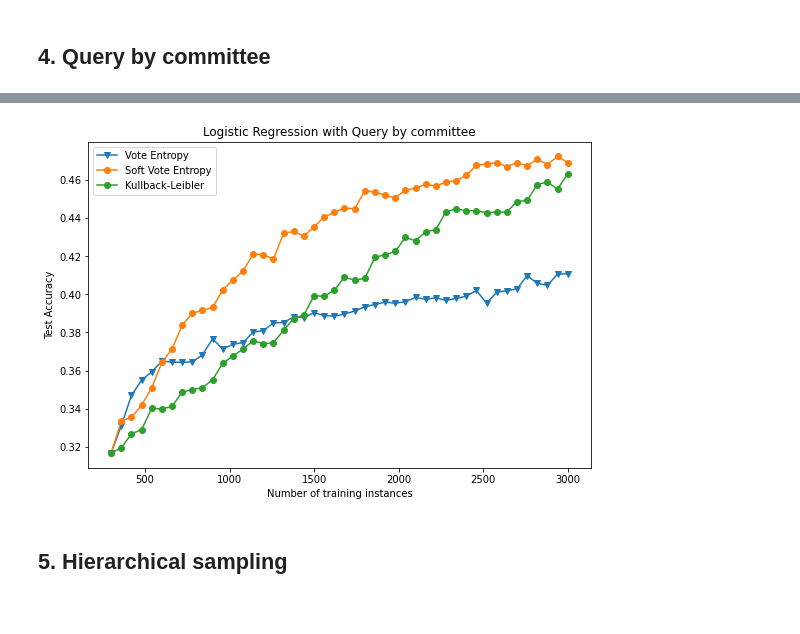
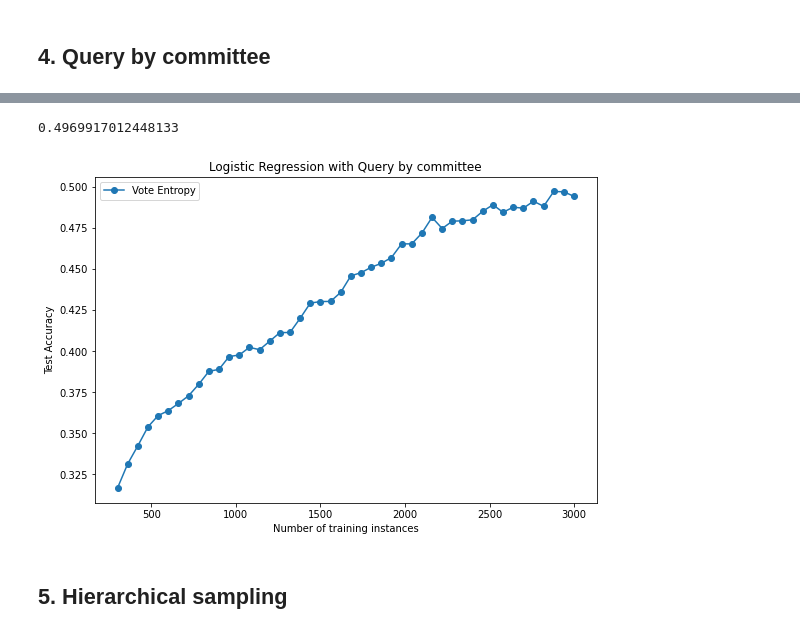
Before and after one commit to echoid/Active-Learning-Implementation, a Jupyter notebook: dataset/project2.ipynb, the cells around one changed output, grey strips where cells are left out. Drawn from its saved outputs; the diff is of its cells as text; code cells hidden in the pictures.

```diff
--- a/dataset/project2.ipynb
+++ b/dataset/project2.ipynb
@@ -163,17 +181,18 @@ def pool_based_active_learning(X_pool, y_pool, seed_ids,
     while len(L_X) <= max_size:
 
 
-        U_ids = [x for x in list(range(0,len(X_pool))) if x not in seed_ids]
+        #U_ids = [x for x in list(range(0,len(X_pool))) if x not in seed_ids]
+        U_ids = np.setdiff1d(list(range(0,len(X_pool))), seed_ids)
 
         U_X = X_pool[U_ids]
         U_y = y_pool[U_ids]
 
+        #print(len(U_X))
 
         model = train_func(L_X,L_y,**args)
         score = select_func(U_X,model)
 
         r = sorted(range(len(score)), key=lambda k: score[k],reverse=True)[:batch_size]
-
 
         try:
             modellist.append([model[1],len(L_X)])
@@ -182,12 +201,12 @@ def pool_based_active_learning(X_pool, y_pool, seed_ids,
             modellist.append([model,len(L_X)])
 
 
-
         L_X = np.append(L_X, U_X[r],axis = 0)
         L_y = np.append(L_y, U_y[r],axis = 0)
 
+        seed_ids = seed_ids + list(U_ids[r])
 
-        seed_ids = seed_ids + r
+        print(len(set(seed_ids)))
         pbar.update(1)
 
     pbar.close()
@@ -322 +356,4 @@ models = train_committee(seed_pool,seed_pool_label)
+# %%
+batch = 60
+max_size = 3000
 # %%
@@ -345,26 +375,30 @@ models_kl = pool_based_active_learning(X_pool, y_pool, seed_set,
 # %%
-#accuracy_ve = [evaluate_logistic_regression_accuracy(X_test,y_test,model[0]) for model in models_ve]
+accuracy_ve = [evaluate_logistic_regression_accuracy(X_test,y_test,model[0]) for model in models_ve]
 #accuracy_sve = [evaluate_logistic_regression_accuracy(X_test,y_test,model[0]) for model in models_sve]
-accuracy_kl = [evaluate_logistic_regression_accuracy(X_test,y_test,model[0]) for model in models_kl]
+#accuracy_kl = [evaluate_logistic_regression_accuracy(X_test,y_test,model[0]) for model in models_kl]
 
-#samples = [model[1] for model in models_ve]
+samples = [model[1] for model in models_ve]
+# %%
+max(accuracy_ve)
+# %% [output]
+0.4969917012448133
 # %%
 fig = plt.figure(figsize = (9,6))
 ax = fig.add_subplot(111)
 
-ax.plot(samples,accuracy_ve,"v-",label = "Vote Entropy")
-ax.plot(samples,accuracy_sve,"o-",label = "Soft Vote Entropy")
-ax.plot(samples,accuracy_kl,"o-",label = "Kullback-Leibler")
+ax.plot(samples,accuracy_ve,"o-",label = "Vote Entropy")
+#ax.plot(samples,accuracy_sve,"o-",label = "Soft Vote Entropy")
+#ax.plot(samples,accuracy_kl,"o-",label = "Kullback-Leibler")
 
 
 ax.set_ylabel('Test Accuracy')
 ax.set_xlabel('Number of training instances')
 plt.title("Logistic Regression with Query by committee")
 plt.legend()
 
 plt.show()
 # %% [output]
-[figure, old version]
+[figure, new version]
 # %%
 ## your code here for training, evaluation, and plotting code
 # %% [markdown]
```
Also changed, not shown: parts of 12 cells of this notebook.
